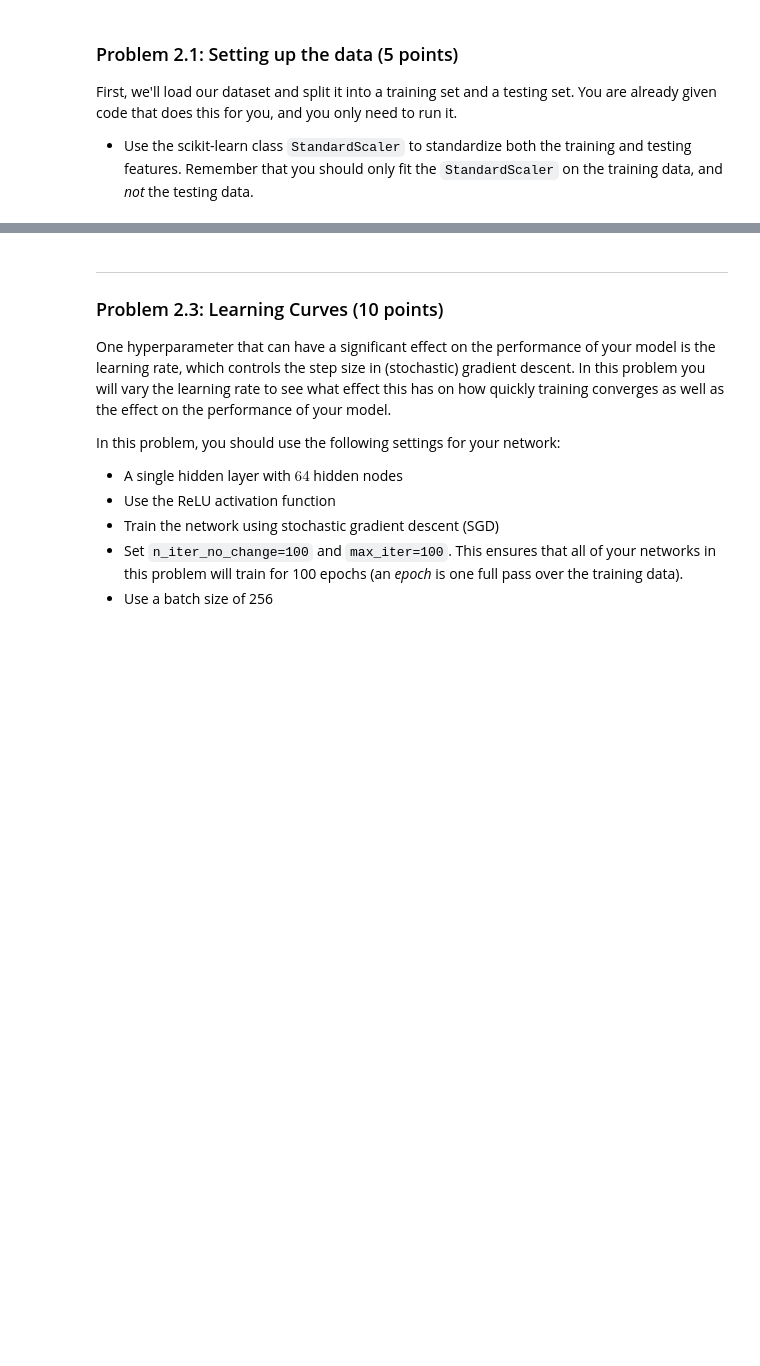
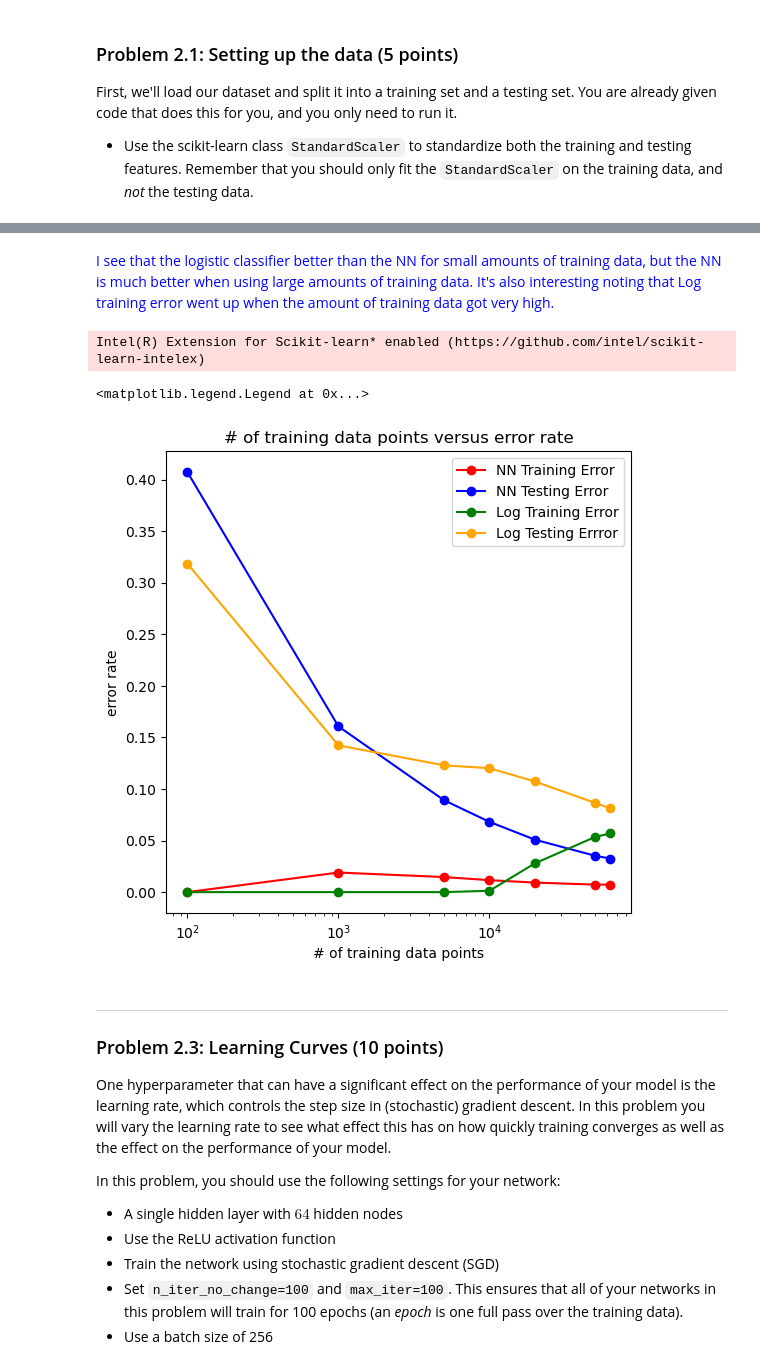
Before and after one commit to vthai321/cs178, a Jupyter notebook: cs178_sp23_hw3.ipynb, the cells around one changed output, grey strips where cells are left out. Saved outputs shown, nothing was run; the diff lists cells and outputs as text; code cells hidden in the pictures; blank space fills up the shorter version.

```diff
--- a/cs178_sp23_hw3.ipynb
+++ b/cs178_sp23_hw3.ipynb
@@ -186,3 +186,77 @@ Note that training a neural network with a lot of data can be a slow process. He
+# %% [markdown]
+<font color = blue> I see that the logistic classifier better than the NN for small amounts of training data, but the NN is much better when using large amounts of training data. It's also interesting noting that Log training error went up when the amount of training data got very high.
+# %%
+from sklearnex import patch_sklearn
+patch_sklearn()
+
+myNN = MLPClassifier(hidden_layer_sizes=(64, ), activation='relu', solver='sgd', alpha=0.001, batch_size=256, random_state=seed)
+myLogistic = LogisticRegression(random_state=seed)
+n_tr = [100, 1000, 5000, 10000, 20000, 50000, 63000]
+n_tr_debug = [100, 1000, 5000]
+
+nnTrErrorList = []
+logTrErrorList = []
+nnTeErrorList = []
+logTeErrorList = []
+# don't forget to store the scores in a list
+
+
+for numValues in n_tr:
+    numX_tr = X_tr[:numValues]
+    numX_te = X_te[:numValues]
+    numY_tr = y_tr[:numValues]
+    numY_te = y_te[:numValues]
+
+    #print(numX_tr[1])
+
+    myNN.fit(numX_tr, numY_tr)
+    myLogistic.fit(numX_tr, numY_tr)
+
+    # predict training
+    nnTrPredict = myNN.predict(X_tr[:numValues])
+    logTrPredict = myLogistic.predict(X_tr[:numValues])
+    #nnTrPredict = myNN.predict(X_tr)
+    #logTrPredict = myLogistic.predict(X_tr)
+
+    # predict test
+    nnTePredict = myNN.predict(X_te)
+    logTePredict = myLogistic.predict(X_te)
+
+    # train error
+    nnTrError = 1 - accuracy_score(numY_tr, nnTrPredict[:numValues])
+    logTrError = 1 - accuracy_score(numY_tr, logTrPredict[:numValues])
+
+    # test error
+    nnTeError = 1 - accuracy_score(y_te, nnTePredict)
+    logTeError = 1 - accuracy_score(y_te, logTePredict)
+
+    nnTrErrorList.append(nnTrError)
+    nnTeErrorList.append(nnTeError)
+    logTrErrorList.append(logTrError)
+    logTeErrorList.append(logTeError)
+
+# x is n_tr, y is error rate
+""""
+plt.plot(n_tr_debug, nnTrScoreList)
+plt.xlabel("# of feature vectors")
+plt.ylabel("error rate ")
+plt.xscale("log")
+plt.show()
+"""
+
+figure, axes = plt.subplots(1, figsize=(6, 6))
+axes.set_title("# of training data points versus error rate")
+axes.set_xlabel("# of training data points")
+axes.set_ylabel("error rate")
+axes.semilogx(n_tr, nnTrErrorList, marker='o', label="NN Training Error", c='red')
+axes.semilogx(n_tr, nnTeErrorList, marker='o', label="NN Testing Error", c='blue')
+axes.semilogx(n_tr, logTrErrorList, marker = 'o', label="Log Training Error", c='green')
+axes.semilogx(n_tr, logTeErrorList, marker = 'o', label="Log Testing Errror", c='orange')
+axes.legend()
+# %% [output]
+Intel(R) Extension for Scikit-learn* enabled (https://github.com/intel/scikit-learn-intelex)
+<matplotlib.legend.Legend at 0x...>
+[figure, added]
 # %% [markdown]
 ---
 ### Problem 2.3: Learning Curves (10 points)
```
Also changed, not shown: parts of 5 cells of this notebook.
